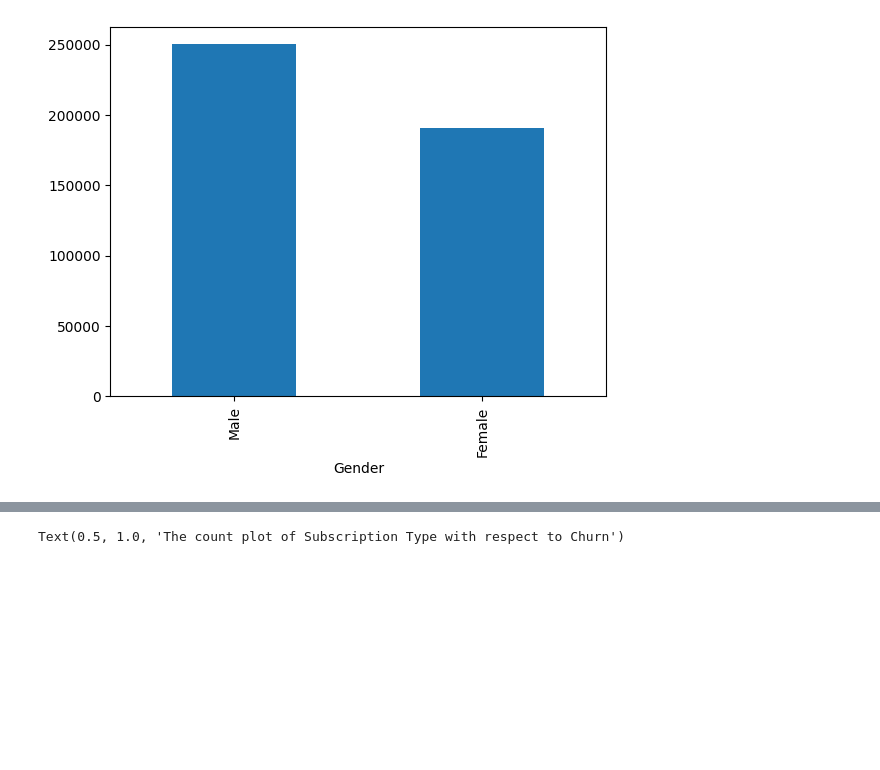
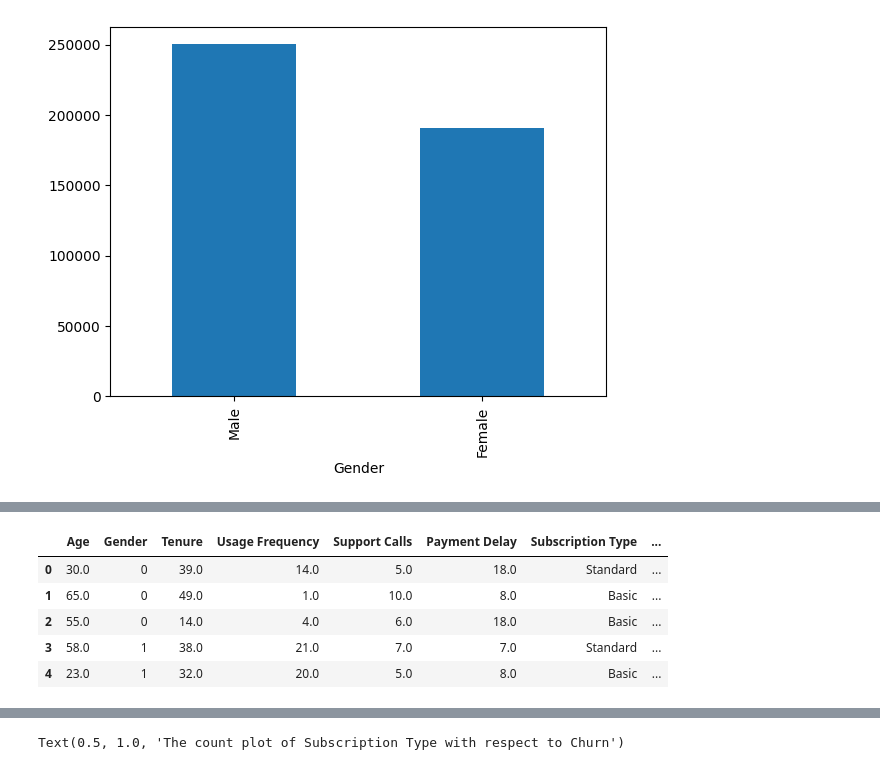
Before and after one commit to Alwin-Sajan/Churn-Project, a Jupyter notebook: Churn_Project.ipynb, the cells around one changed output, grey strips where cells are left out. Saved outputs shown, nothing was run; the diff lists cells and outputs as text; code cells hidden in the pictures; blank space fills up the shorter version.

```diff
--- a/Churn_Project.ipynb
+++ b/Churn_Project.ipynb
@@ -95,0 +107,9 @@ df.drop(columns='CustomerID',inplace=True)
+# %%
+df.head(5)
+# %% [output]
+|  | Age | Gender | Tenure | Usage Frequency | Support Calls | Payment Delay | Subscription Type | ... |
+| 0 | 30.0 | 0 | 39.0 | 14.0 | 5.0 | 18.0 | Standard | ... |
+| 1 | 65.0 | 0 | 49.0 | 1.0 | 10.0 | 8.0 | Basic | ... |
+| 2 | 55.0 | 0 | 14.0 | 4.0 | 6.0 | 18.0 | Basic | ... |
+| 3 | 58.0 | 1 | 38.0 | 21.0 | 7.0 | 7.0 | Standard | ... |
+| 4 | 23.0 | 1 | 32.0 | 20.0 | 5.0 | 8.0 | Basic | ... |
```
Also changed, not shown: parts of 14 cells of this notebook.
